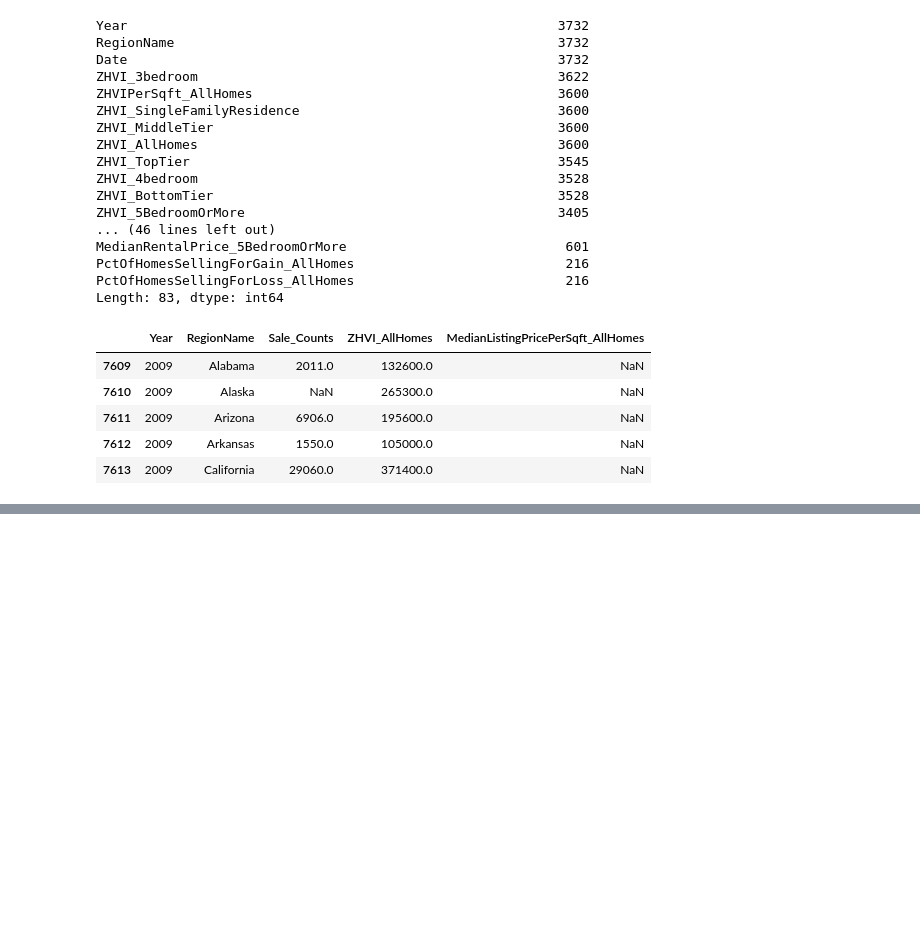
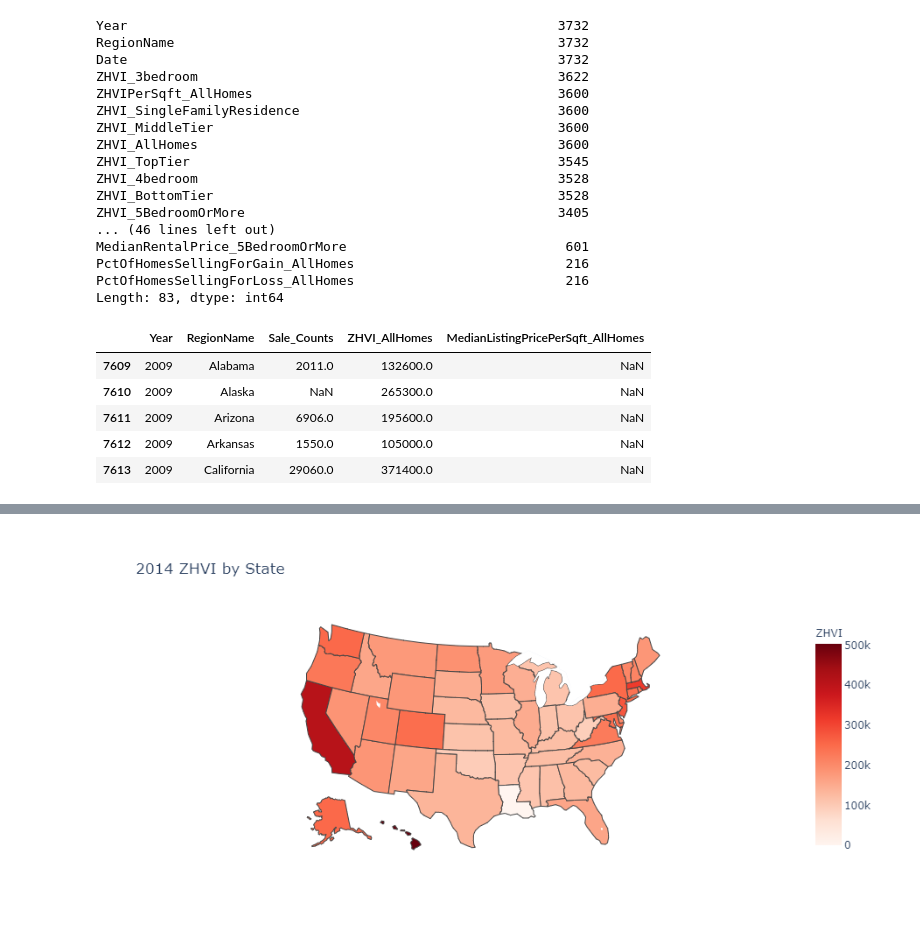
Before and after one commit to agupta01/ds3-zillow, a Jupyter notebook: clean_for_mapping.ipynb, the cells around one changed output, grey strips where cells are left out. Saved outputs shown, nothing was run; the diff lists cells and outputs as text; code cells hidden in the pictures; blank space fills up the shorter version.

```diff
--- a/clean_for_mapping.ipynb
+++ b/clean_for_mapping.ipynb
@@ -119,0 +150,3 @@ DEBUG:matplotlib.pyplot:Loaded backend module://ipykernel.pylab.backend_inline v
+# %%
+df_data = pd.merge(df_data, states_dict, how='left', left_on=['RegionName'], right_on=['State'])
+df_data.head()
@@ -119,0 +162,3 @@ DEBUG:matplotlib.pyplot:Loaded backend module://ipykernel.pylab.backend_inline v
+# %%
+df_grouped = df_data.groupby(['Year', 'Code']).mean().fillna(0.0)
+df_grouped.head()
@@ -119,0 +182,3 @@ DEBUG:matplotlib.pyplot:Loaded backend module://ipykernel.pylab.backend_inline v
+# %%
+df_pivot = df_grouped.unstack()
+df_pivot
@@ -189,0 +250,4 @@ NameError: name 'df' is not defined
+# %%
+df_year = pd.DataFrame(df_pivot.iloc[5, :]) # separate year for graph
+#df_2009.index.get_level_values(1)
+df_year.iloc[:, 0][:5]
@@ -189,0 +262,27 @@ NameError: name 'df' is not defined
+# %%
+import plotly.graph_objects as go
+import plotly as py
+
+py.offline.init_notebook_mode(connected=True)
+
+fig = go.Figure(data=go.Choropleth(
+    locations=df_year.index.get_level_values(1), # Spatial coordinates
+    z = df_year.iloc[:, 0].astype(float), # Data to be color-coded
+    locationmode = 'USA-states', # set of locations match entries in `locations`
+    colorscale = 'Reds',
+    colorbar_title = "ZHVI",
+))
+
+fig.update_layout(
+    title_text = '2014 ZHVI by State',
+    geo_scope='usa', # limite map scope to USA
+)
+
+#fig.show()
+data = fig
+
+py.offline.iplot(data)
+
+# black to red
+# %% [output]
+[figure, added]
```
Also changed, not shown: parts of 29 cells of this notebook, 8 other files.
